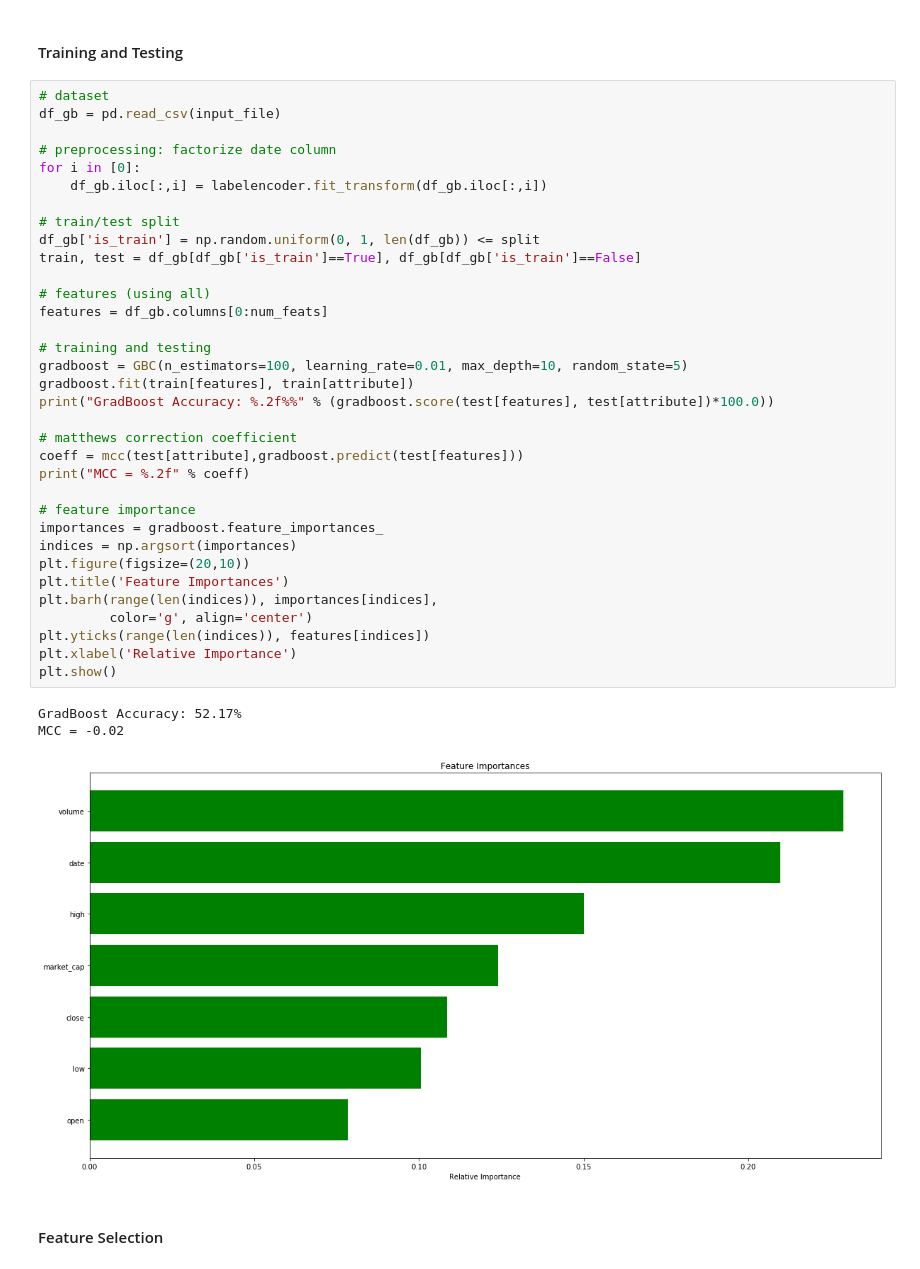
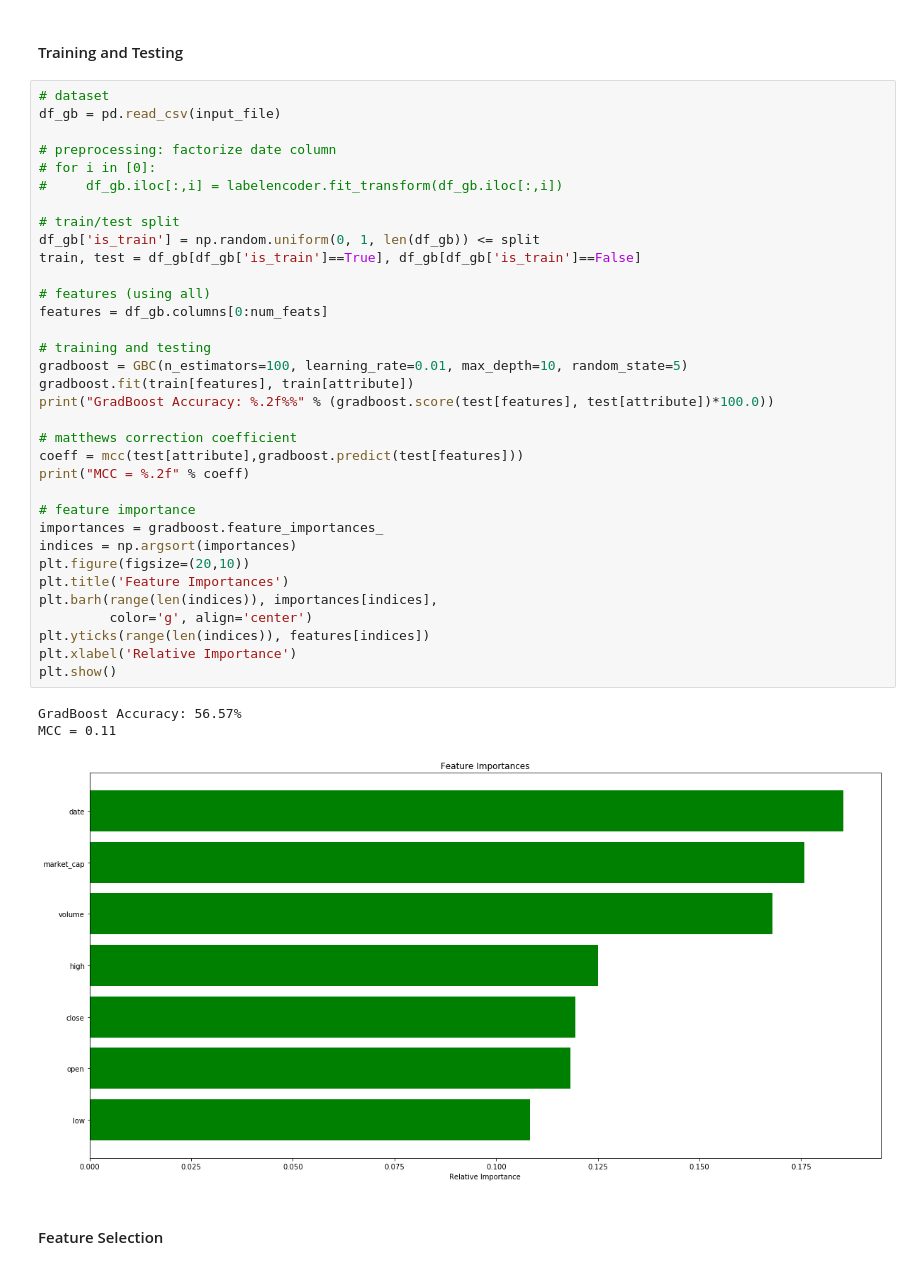
Before and after one commit to thecryptogolddiggers/project, a Jupyter notebook: ripple/feature_selection.ipynb, the cells around one changed output. Saved outputs shown, nothing was run; the diff lists cells and outputs as text.

```diff
--- a/ripple/feature_selection.ipynb
+++ b/ripple/feature_selection.ipynb
@@ -242,39 +243,39 @@ num_feats = 7
 df_gb = pd.read_csv(input_file)
 
 # preprocessing: factorize date column
-for i in [0]:
-    df_gb.iloc[:,i] = labelencoder.fit_transform(df_gb.iloc[:,i])
+# for i in [0]:
+#     df_gb.iloc[:,i] = labelencoder.fit_transform(df_gb.iloc[:,i])
 
 # train/test split
 df_gb['is_train'] = np.random.uniform(0, 1, len(df_gb)) <= split
 train, test = df_gb[df_gb['is_train']==True], df_gb[df_gb['is_train']==False]
 
 # features (using all)
 features = df_gb.columns[0:num_feats]
 
 # training and testing
 gradboost = GBC(n_estimators=100, learning_rate=0.01, max_depth=10, random_state=5)
 gradboost.fit(train[features], train[attribute])
 print("GradBoost Accuracy: %.2f%%" % (gradboost.score(test[features], test[attribute])*100.0))
 
 # matthews correction coefficient
 coeff = mcc(test[attribute],gradboost.predict(test[features]))
 print("MCC = %.2f" % coeff)
 
 # feature importance
 importances = gradboost.feature_importances_
 indices = np.argsort(importances)
 plt.figure(figsize=(20,10))
 plt.title('Feature Importances')
 plt.barh(range(len(indices)), importances[indices],
          color='g', align='center')
 plt.yticks(range(len(indices)), features[indices])
 plt.xlabel('Relative Importance')
 plt.show()
 # %% [output]
-GradBoost Accuracy: 52.17%
-MCC = -0.02
+GradBoost Accuracy: 56.57%
+MCC = 0.11
-[figure, old version]
+[figure, new version]
 # %% [markdown]
 #### Feature Selection
 # %%
```
Also changed, not shown: parts of 8 cells of this notebook.
